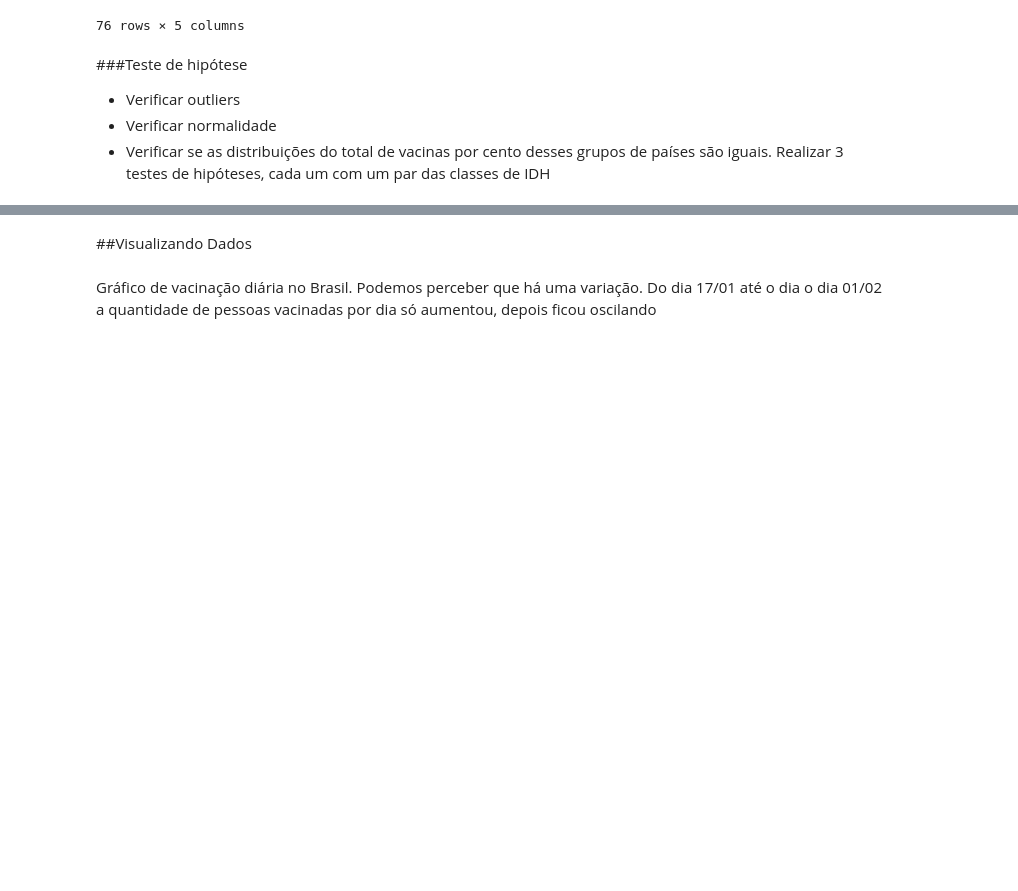
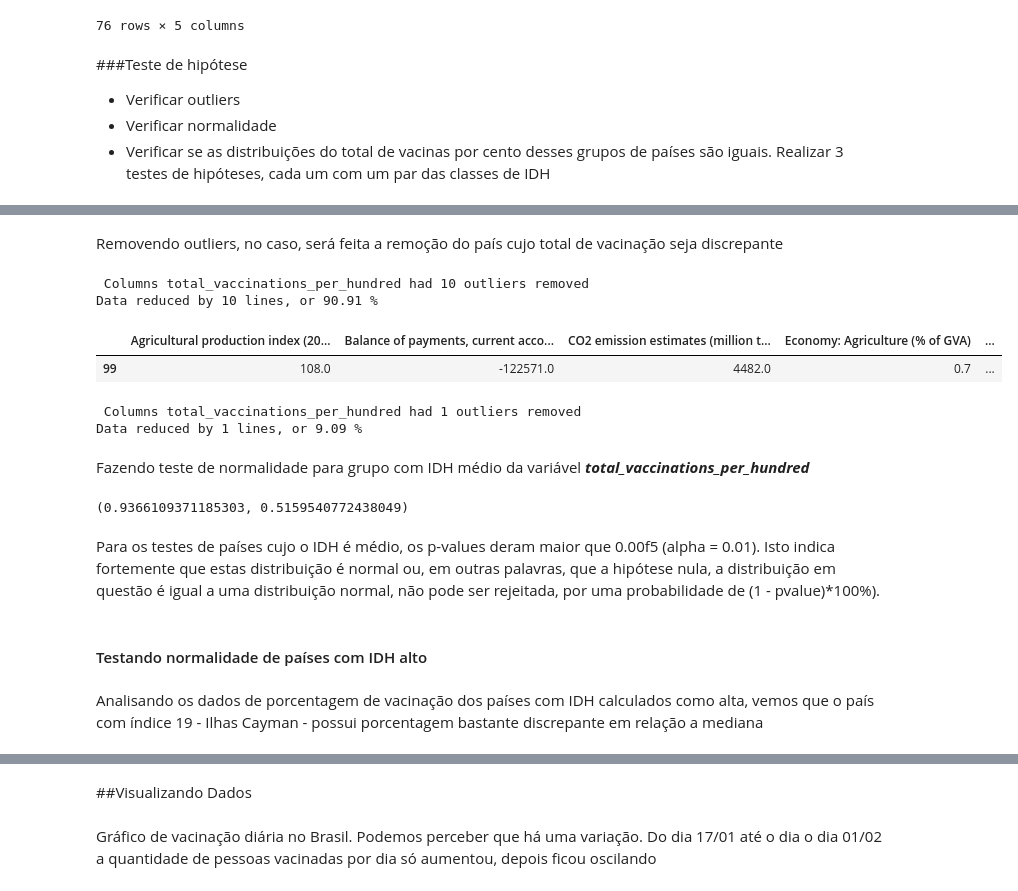
Before and after one commit to hitallocavas/covid-19-data-analysis, a Jupyter notebook: covid_19_analisys.ipynb, the cells around one changed output, grey strips where cells are left out. Saved outputs shown, nothing was run; the diff lists cells and outputs as text; code cells hidden in the pictures; blank space fills up the shorter version.

Commit message:
Verificando grupos de países por IDH's e criando testes de hipóteses para as amostras dos grupos.

```diff
--- a/covid_19_analisys.ipynb
+++ b/covid_19_analisys.ipynb
@@ -1646,0 +1651,2 @@ IDH
+# %%
+country_profiles.columns = country_profiles.columns.map(columns_dict)
@@ -1646,0 +1655,3 @@ IDH
+# %%
+total_vaccinations_per_hundred_last = country_vaccinations.groupby(by='country').last()
+total_vaccinatinos_profiles_idh = pd.merge(country_profiles, total_vaccinations_per_hundred_last, on = 'country')
@@ -1646,0 +1660,8 @@ IDH
+# %%
+low_idh = IDH[IDH['IDH_classes'] == 'low']
+medium_idh = IDH[IDH['IDH_classes'] == 'medium']
+high_idh = IDH[IDH['IDH_classes'] == 'hight']
+# %%
+total_vaccinatinos_profiles_idh_low = total_vaccinatinos_profiles_idh[total_vaccinatinos_profiles_idh.index.isin(low_idh.index)]
+total_vaccinatinos_profiles_idh_medium = total_vaccinatinos_profiles_idh[total_vaccinatinos_profiles_idh.index.isin(medium_idh.index)]
+total_vaccinatinos_profiles_idh_high = total_vaccinatinos_profiles_idh[total_vaccinatinos_profiles_idh.index.isin(high_idh.index)]
@@ -1646,0 +1718,26 @@ IDH
+# %% [markdown]
+Removendo outliers, no caso, será feita a remoção do país cujo total de vacinação seja discrepante
+# %%
+show_outliers(total_vaccinatinos_profiles_idh_medium, ['total_vaccinations_per_hundred'])
+# %% [output]
+ Columns total_vaccinations_per_hundred had 10 outliers removed
+Data reduced by 10 lines, or 90.91 %
+|  | Agricultural production index (20... | Balance of payments, current acco... | CO2 emission estimates (million t... | Economy: Agriculture (% of GVA) | ... |
+| 99 | 108.0 | -122571.0 | 4482.0 | 0.7 | ... |
+# %%
+total_vaccinatinos_profiles_idh_medium_withou_outliers = remove_outliers(total_vaccinatinos_profiles_idh_medium, ['total_vaccinations_per_hundred'])
+# %% [output]
+ Columns total_vaccinations_per_hundred had 1 outliers removed
+Data reduced by 1 lines, or 9.09 %
+# %% [markdown]
+Fazendo teste de normalidade para grupo com IDH médio da variável ***total_vaccinations_per_hundred***
+# %%
+stats.shapiro(total_vaccinatinos_profiles_idh_medium_withou_outliers['total_vaccinations_per_hundred'])
+# %% [output]
+(0.9366109371185303, 0.5159540772438049)
+# %% [markdown]
+Para os testes de países cujo o IDH é médio, os p-values deram maior que 0.00f5 (alpha = 0.01). Isto indica fortemente que estas distribuição é normal ou, em outras palavras, que a hipótese nula, a distribuição em questão é igual a uma distribuição normal, não pode ser rejeitada, por uma probabilidade de (1 - pvalue)*100%).
+# %% [markdown]
+#### Testando normalidade de países com IDH alto
+# %% [markdown]
+Analisando os dados de porcentagem de vacinação dos países com IDH calculados como alta, vemos que o país com índice 19 - Ilhas Cayman - possui porcentagem bastante discrepante em relação a mediana
```
Also changed, not shown: parts of 41 cells of this notebook.
